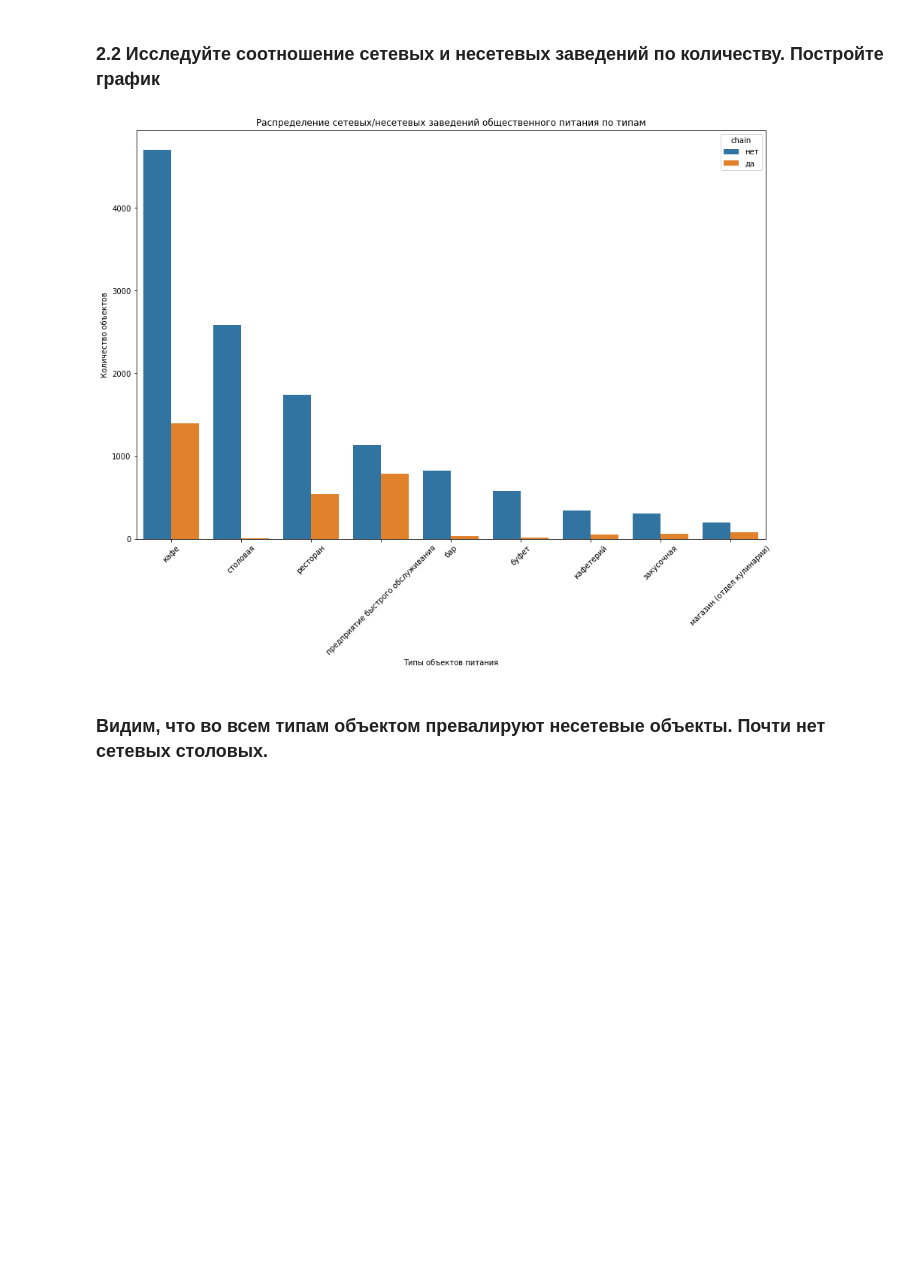
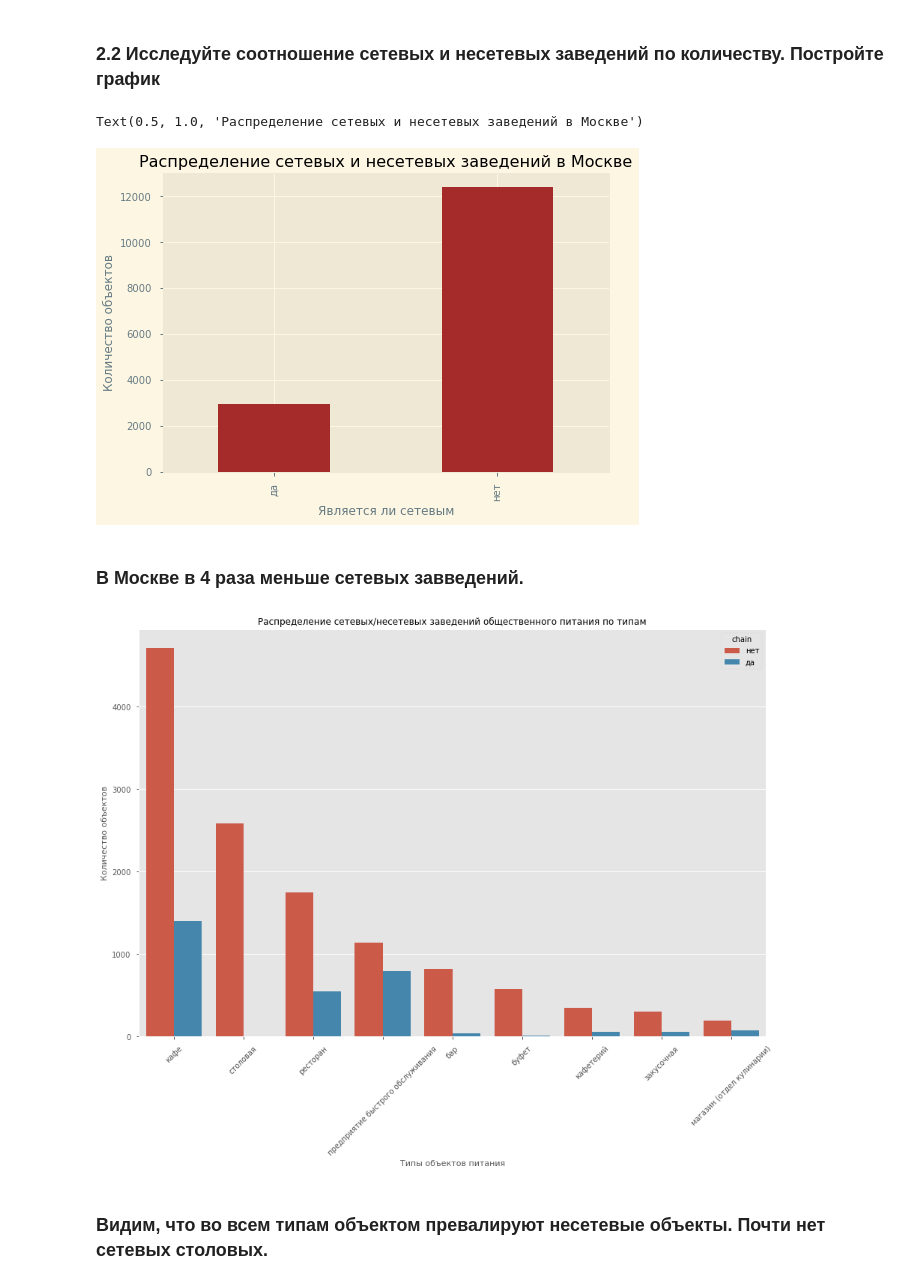
Before and after one commit to kbzunder/Yandex_Practicum_Projects, a Jupyter notebook: project_14_visualization.ipynb, the cells around one changed output. Saved outputs shown, nothing was run; the diff lists cells and outputs as text; code cells hidden in the pictures; blank space fills up the shorter version.

```diff
--- a/project_14_visualization.ipynb
+++ b/project_14_visualization.ipynb
@@ -94,8 +97,20 @@ plt.show()
 # %% [markdown]
 <a id="three-two"></a>
 ### 2.2 Исследуйте соотношение сетевых и несетевых заведений по количеству. Постройте график
+# %%
+ax = data.groupby('chain').agg({'id':'count'}).plot(kind='bar', color='brown')
+plt.xlabel('Является ли сетевым')
+plt.ylabel('Количество объектов')
+ax.get_legend().remove()
+plt.title('Распределение сетевых и несетевых заведений в Москве')
+# %% [output]
+Text(0.5, 1.0, 'Распределение сетевых и несетевых заведений в Москве')
+[figure, added]
+# %% [markdown]
+### В Москве в 4 раза меньше сетевых завведений.
 # %%
 plt.figure(figsize=(15,10))
+plt.style.use('seaborn-notebook')
 sns.barplot(x='object_type',y='count', data=data.groupby(['object_type','chain'],as_index=False)\
     .agg({'id':'count'})\
     .rename(columns={'id':'count'})\
@@ -106,7 +121,7 @@ plt.ylabel('Количество объектов')
 plt.xticks(rotation=45)
 plt.show()
 # %% [output]
-[figure, old version]
+[figure, new version]
 # %% [markdown]
 ### Видим, что во всем типам объектом превалируют несетевые объекты. Почти нет сетевых столовых.
 # %% [markdown]
```
Also changed, not shown: parts of 15 cells of this notebook.
